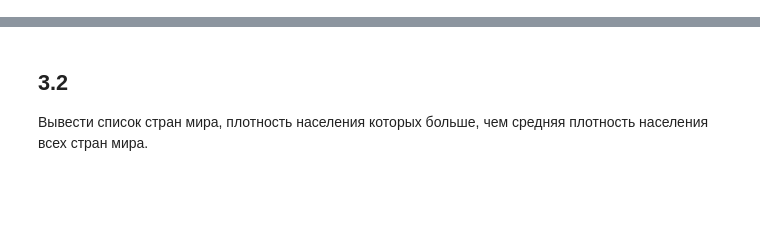
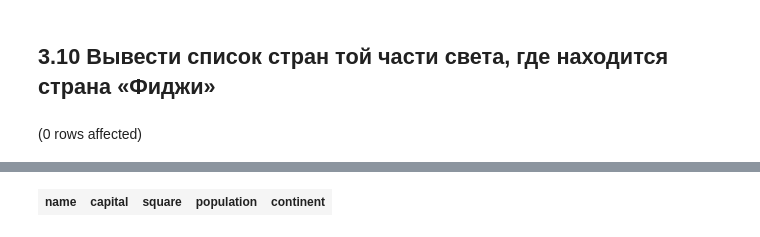
Before and after one commit to petrik33/BSU-Data-Engineering, a Jupyter notebook: 9. Unions, Sub-Selection/Notebook3.ipynb, the cells around one changed output, grey strips where cells are left out. Saved outputs shown, nothing was run; the diff lists cells and outputs as text; code cells hidden in the pictures; blank space fills up the shorter version.

```diff
--- a/9. Unions, Sub-Selection/Notebook3.ipynb
+++ b/9. Unions, Sub-Selection/Notebook3.ipynb
@@ -5,3 +322,5 @@
+# %% [markdown]
+## 3.10 Вывести список стран той части света, где находится страна «Фиджи»
 # %%
 use TestDB1;
 
@@ -21,5 +340,7 @@ where
 	from
 		Countries
 	where
-		name = 'Ôèäæè'
+		name = N'Фиджи'
 	)
+# %% [output]
+(0 rows affected)
@@ -26,4 +348 @@ where
+| name | capital | square | population | continent |
-# %% [markdown]
-## 3.2
-Вывести список стран мира, плотность населения которых больше, чем
-средняя плотность населения всех стран мира.
```
Also changed, not shown: parts of 42 cells of this notebook.
